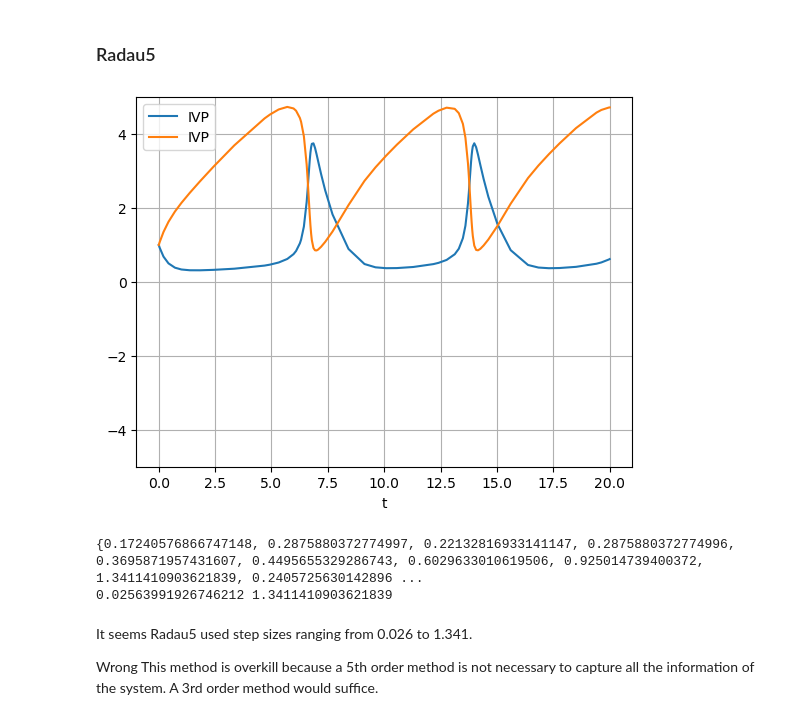
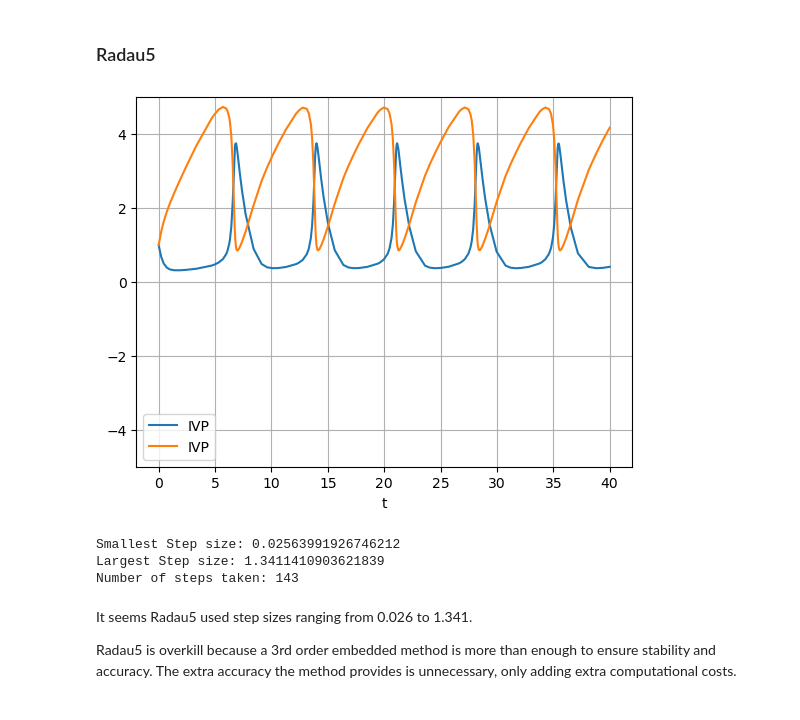
Before and after one commit to VogelBenjamin/Integration-of-Stiff-ODEs, a Jupyter notebook: Integration of stiff ODE-Brusselator.ipynb, the cells around one changed output. Drawn from its saved outputs; the diff is of its cells as text; code cells hidden in the pictures.

```diff
--- a/Integration of stiff ODE-Brusselator.ipynb
+++ b/Integration of stiff ODE-Brusselator.ipynb
@@ -158,6 +158,9 @@ def IVP(f,y_init,h,time,method=forward_euler):
             y_current = y_next
 
     return np.array(t_values), np.array(steps)
+# %%
+def visualize_IVP(ts, ys, descirption="Diagramm"):
+    plt.plot(ts,ys,label=descirption)
 # %% [markdown]
 ### What is Radau5 and how does it work?
 Radau5 is a fully implicit 5th order runge-kutta method and is part of the Radau IIA methods. The method also uses a 3rd order embeded method to approximate errors and adapt the step size.
@@ -418,0 +685,33 @@ plt.grid()
+# %%
+def plot_point(h, l):
+    x = h * -l
+    plt.plot(x.real, x.imag, '*', color='black', markersize=10, label=f'hλ - for time steps h:{h}')
+    plt.legend()
+
+h_values = [0.1, 0.3, 0.5]
+l = lambda_max
+a = 1
+b = 3
+
+
+for h in h_values:
+    plt.figure(figsize=(12, 5))
+
+    # Left plot: Stability region
+    plt.subplot(1, 2, 1)
+    implicit_stability()
+    plot_point(h, l)
+
+    # Right plot: Exact and discretized solutions
+    plt.subplot(1, 2, 2)
+    visualize_IVP(*IVP(lambda t,y : model(t,y,alpha=a,beta=b),np.array([1,1]),h,40,method=backward_euler), ["$y_1$","$y_2$"])
+    plt.xlabel("t")
+    plt.ylabel("y")
+    plt.title(f"IVP Analysis (h={h}, λ={l})")
+    plt.xlim([-1, 41])
+    plt.ylim([-2, 6])
+    plt.legend()
+    plt.grid()
+
+    plt.tight_layout()
+    plt.show()
@@ -423,39 +728,39 @@ The implicit euler method is stable for most time steps. If we surpase that thre
 # %%
 m = lambda t,y : model(t,y)
 steps = []
 def radau_gen(f,y,t):
     rad_obj = scp.integrate.Radau(f,0,y,t)
     while True:
         rad_obj.step()
-        steps.append(rad_obj.step_size)
         yield rad_obj.y, rad_obj.t, rad_obj.step_size
         if rad_obj.t == t:
             break
 ts = [0]
 ys = [[1,1]]
-for y,t,h in radau_gen(m,np.array([1,1]),20):
+for y,t,h in radau_gen(m,np.array([1,1]),40):
     ts.append(t)
     ys.append(y)
+    steps.append(h)
 
 plt.plot(ts,ys, label=f"IVP")
 plt.xlabel(f"t")
 plt.ylim(-5,5)
 plt.legend()
 plt.grid()
 # %% [output]
-[figure, old version]
+[figure, new version]
 # %%
 #
 # step sizes used by radau5
 #
-print(set(steps))
-print(min(steps), max(steps))
+print("Smallest Step size:",min(steps), "\nLargest Step size:", max(steps))
+print("Number of steps taken:", len(steps))
 # %% [output]
-{0.17240576866747148, 0.2875880372774997, 0.22132816933141147, 0.2875880372774996, 0.3695871957431607, 0.4495655329286743, 0.6029633010619506, 0.925014739400372, 1.3411410903621839, 0.2405725630142896 ...
-0.02563991926746212 1.3411410903621839
+Smallest Step size: 0.02563991926746212
+Largest Step size: 1.3411410903621839
+Number of steps taken: 143
 # %% [markdown]
 It seems Radau5 used step sizes ranging from 0.026 to 1.341.
 
 
-Wrong
-This method is overkill because a 5th order method is not necessary to capture all the information of the system. A 3rd order method would suffice.
+Radau5 is overkill because a 3rd order embedded method is more than enough to ensure stability and accuracy. The extra accuracy the method provides is unnecessary, only adding extra computational costs.
```
Also changed, not shown: parts of 15 cells of this notebook.
